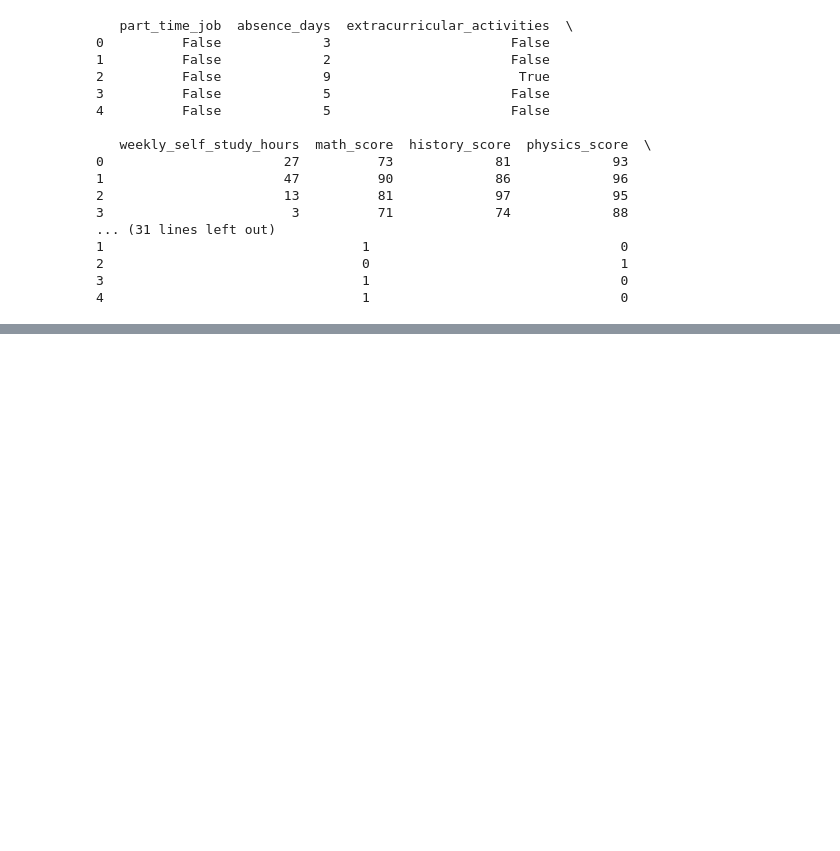
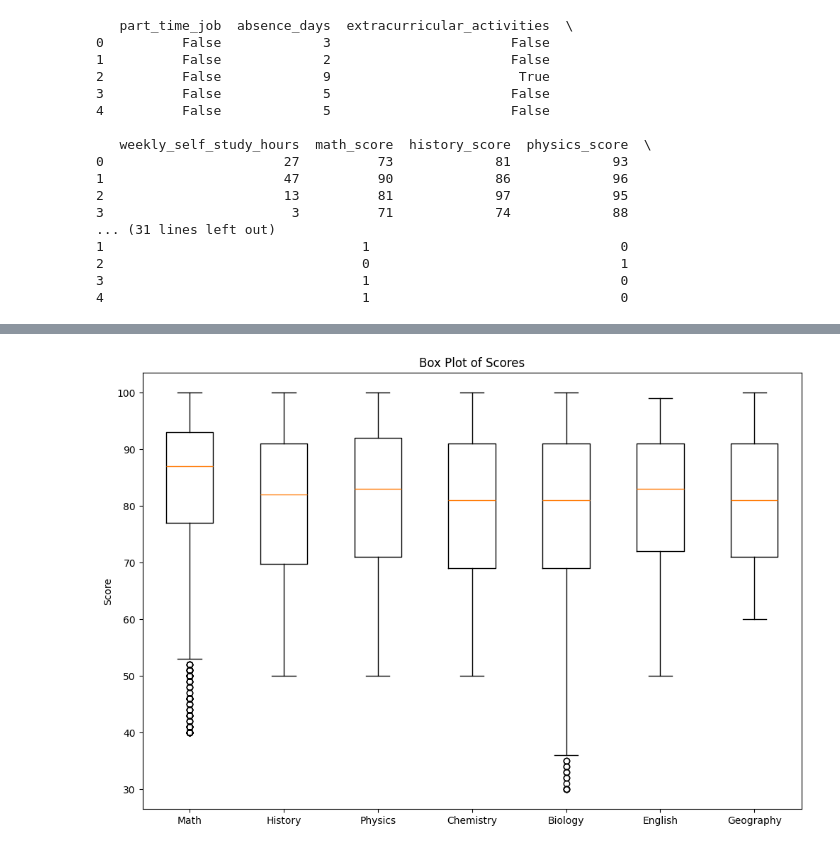
Before and after one commit to shakiralynch1/DVA_CA1, a Jupyter notebook: DVA_CA1.ipynb, the cells around one changed output, grey strips where cells are left out. Saved outputs shown, nothing was run; the diff lists cells and outputs as text; code cells hidden in the pictures; blank space fills up the shorter version.

```diff
--- a/DVA_CA1.ipynb
+++ b/DVA_CA1.ipynb
@@ -131,0 +140,10 @@ plt.show()
+# %%
+plt.figure(figsize=(12, 8))
+plt.boxplot([math_score, history_score, physics_score, chemistry_score, biology_score, english_score, geography_score])
+plt.xticks([1, 2, 3, 4, 5, 6, 7], ['Math', 'History', 'Physics', 'Chemistry', 'Biology', 'English', 'Geography'])
+plt.ylabel('Score')
+plt.title('Box Plot of Scores')
+
+plt.show()
+# %% [output]
+[figure, added]
```
Also changed, not shown: parts of 23 cells of this notebook.
